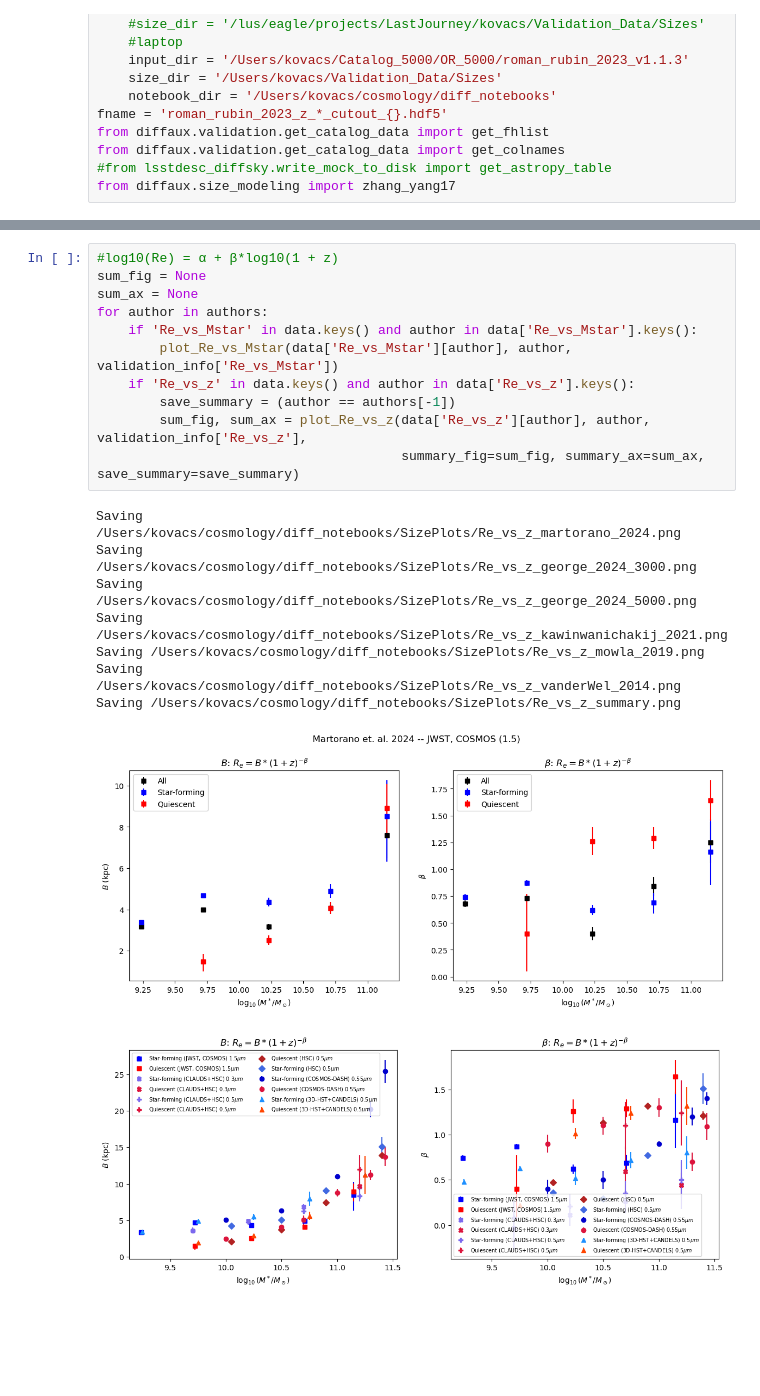
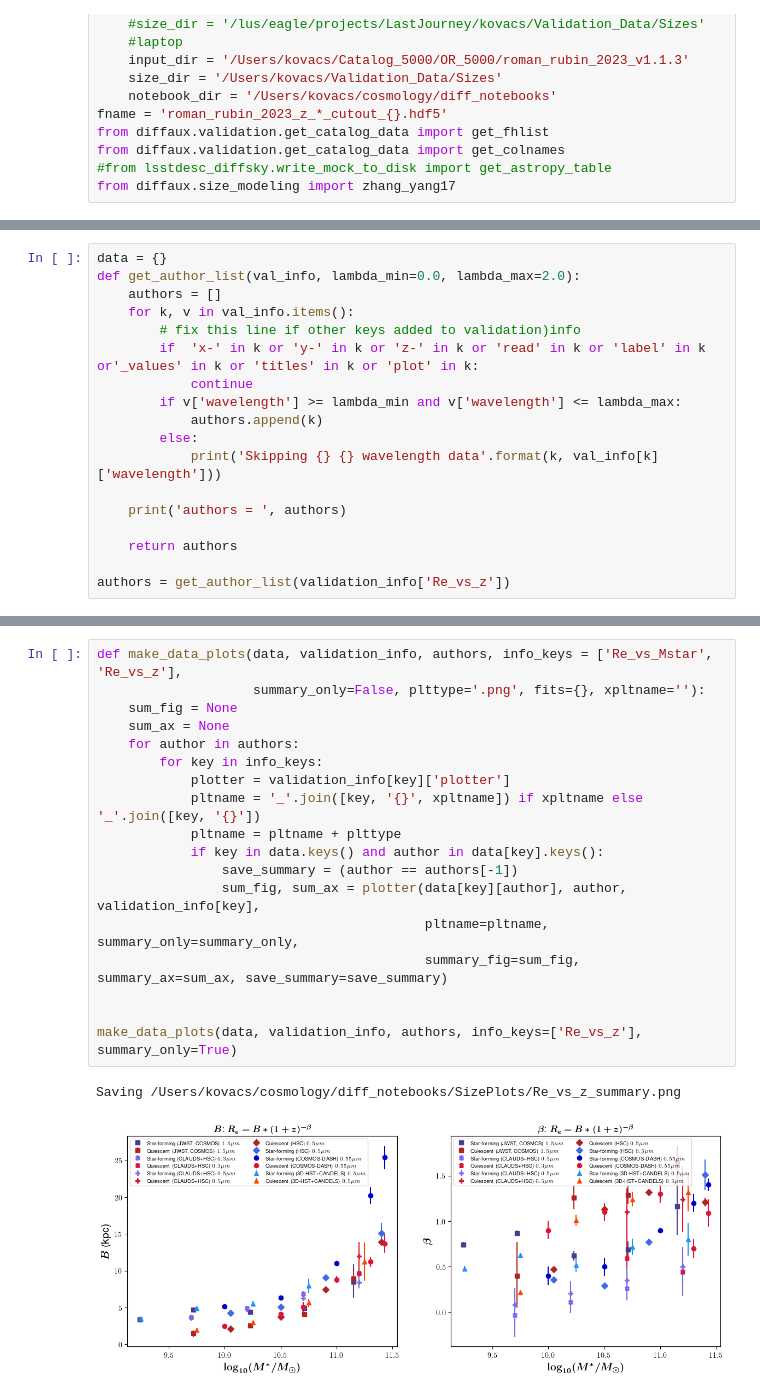
Before and after one commit to ArgonneCPAC/diffaux, a Jupyter notebook: notebooks/GalaxySizes.ipynb, the cells around one changed output, grey strips where cells are left out. Drawn from its saved outputs; the diff is of its cells as text; blank space fills up the shorter version.

```diff
--- a/notebooks/GalaxySizes.ipynb
+++ b/notebooks/GalaxySizes.ipynb
@@ -404,0 +422,18 @@ def plot_Re_vs_z(data, author, validation_info, plotdir=os.path.join(notebook_di
+# %%
+data = {}
+def get_author_list(val_info, lambda_min=0.0, lambda_max=2.0):
+    authors = []
+    for k, v in val_info.items():
+        # fix this line if other keys added to validation)info
+        if  'x-' in k or 'y-' in k or 'z-' in k or 'read' in k or 'label' in k or'_values' in k or 'titles' in k or 'plot' in k:
+            continue
+        if v['wavelength'] >= lambda_min and v['wavelength'] <= lambda_max:
+            authors.append(k)
+        else:
+            print('Skipping {} {} wavelength data'.format(k, val_info[k]['wavelength']))
+
+    print('authors = ', authors)
+
+    return authors
+
+authors = get_author_list(validation_info['Re_vs_z'])
@@ -405,21 +597,21 @@ def plot_Re_vs_z(data, author, validation_info, plotdir=os.path.join(notebook_di
 # %%
-#log10(Re) = α + β*log10(1 + z)
-sum_fig = None
-sum_ax = None
-for author in authors:
-    if 'Re_vs_Mstar' in data.keys() and author in data['Re_vs_Mstar'].keys():
-        plot_Re_vs_Mstar(data['Re_vs_Mstar'][author], author, validation_info['Re_vs_Mstar'])
-    if 'Re_vs_z' in data.keys() and author in data['Re_vs_z'].keys():
-        save_summary = (author == authors[-1])
-        sum_fig, sum_ax = plot_Re_vs_z(data['Re_vs_z'][author], author, validation_info['Re_vs_z'],
-                                       summary_fig=sum_fig, summary_ax=sum_ax, save_summary=save_summary)
+def make_data_plots(data, validation_info, authors, info_keys = ['Re_vs_Mstar', 'Re_vs_z'],
+                    summary_only=False, plttype='.png', fits={}, xpltname=''):
+    sum_fig = None
+    sum_ax = None
+    for author in authors:
+        for key in info_keys:
+            plotter = validation_info[key]['plotter']
+            pltname = '_'.join([key, '{}', xpltname]) if xpltname else '_'.join([key, '{}'])
+            pltname = pltname + plttype
+            if key in data.keys() and author in data[key].keys():
+                save_summary = (author == authors[-1])
+                sum_fig, sum_ax = plotter(data[key][author], author, validation_info[key],
+                                          pltname=pltname, summary_only=summary_only,
+                                          summary_fig=sum_fig, summary_ax=sum_ax, save_summary=save_summary)
+
+
+make_data_plots(data, validation_info, authors, info_keys=['Re_vs_z'], summary_only=True)
 # %% [output]
-Saving /Users/kovacs/cosmology/diff_notebooks/SizePlots/Re_vs_z_martorano_2024.png
-Saving /Users/kovacs/cosmology/diff_notebooks/SizePlots/Re_vs_z_george_2024_3000.png
-Saving /Users/kovacs/cosmology/diff_notebooks/SizePlots/Re_vs_z_george_2024_5000.png
-Saving /Users/kovacs/cosmology/diff_notebooks/SizePlots/Re_vs_z_kawinwanichakij_2021.png
-Saving /Users/kovacs/cosmology/diff_notebooks/SizePlots/Re_vs_z_mowla_2019.png
-Saving /Users/kovacs/cosmology/diff_notebooks/SizePlots/Re_vs_z_vanderWel_2014.png
 Saving /Users/kovacs/cosmology/diff_notebooks/SizePlots/Re_vs_z_summary.png
-[figure, old version]
+[figure, new version]
-[figure, removed]
```
Also changed, not shown: parts of 23 cells of this notebook.
